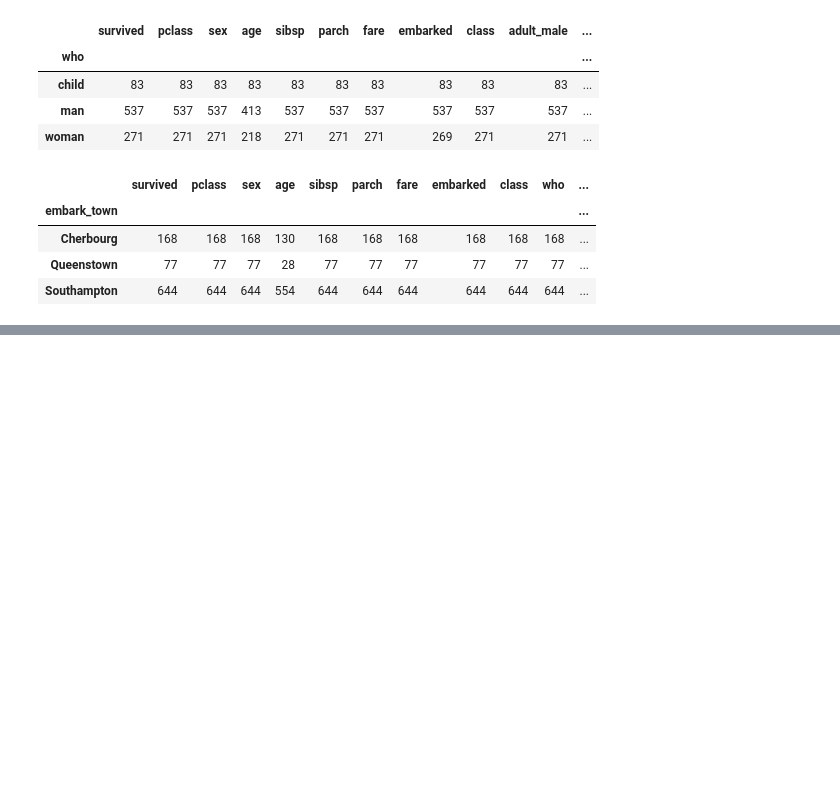
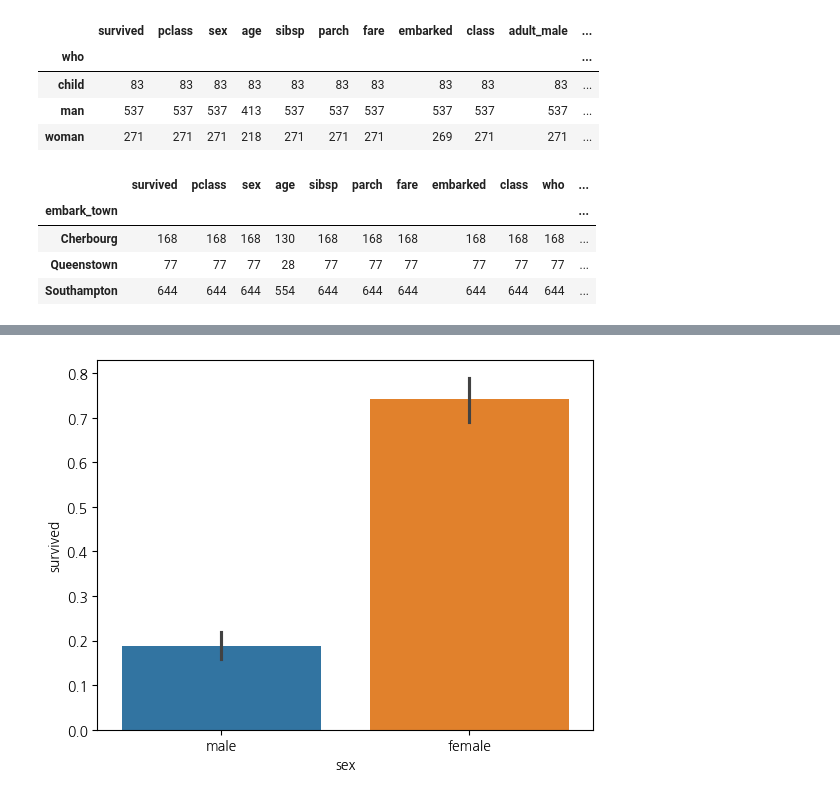
Before and after one commit to martinkim1/2024-1-my-BDA, a Jupyter notebook: inclass/02w_0319_tue_dataframe_basic.ipynb, the cells around one changed output, grey strips where cells are left out. Cells and saved outputs as stored; diff of their text form; code cells hidden in the pictures; blank space fills up the shorter version.

```diff
--- a/inclass/02w_0319_tue_dataframe_basic.ipynb
+++ b/inclass/02w_0319_tue_dataframe_basic.ipynb
@@ -258,0 +273,4 @@ titanic.groupby('embark_town').count()
+# %%
+sns.barplot(titanic, x='sex', y='survived', hue='sex'); # 높이 : 평균
+# %% [output]
+[figure, added]
```
Also changed, not shown: parts of 44 cells of this notebook.
